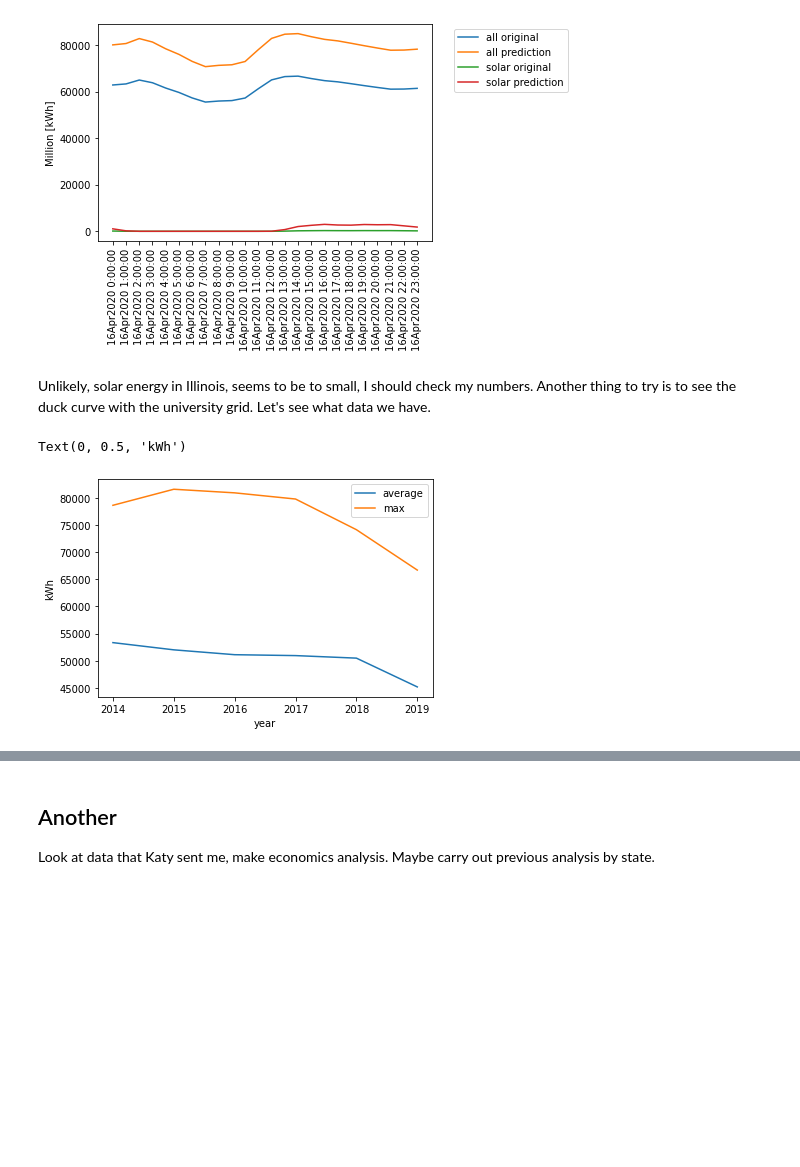
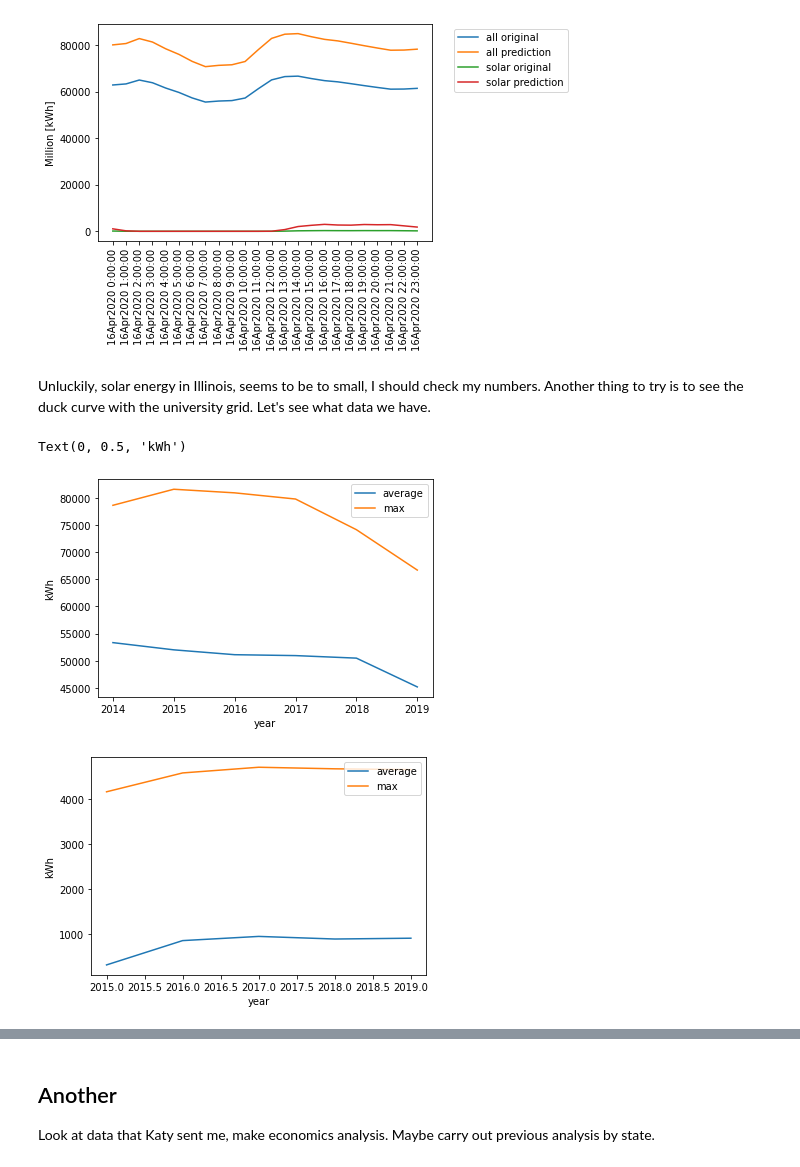
Before and after one commit to robfairh/npre412-project, a Jupyter notebook: fuel-demand.ipynb, the cells around one changed output, grey strips where cells are left out. Saved outputs shown, nothing was run; the diff lists cells and outputs as text; code cells hidden in the pictures; blank space fills up the shorter version.

Commit message:
uiuc analysis

```diff
--- a/fuel-demand.ipynb
+++ b/fuel-demand.ipynb
@@ -484,50 +488,83 @@ Text(0, 0.5, 'Million [kWh]')
 [figure]
 [figure]
 # %% [markdown]
-Unlikely, solar energy in Illinois, seems to be to small, I should check my numbers.
+Unluckily, solar energy in Illinois, seems to be to small, I should check my numbers.
 Another thing to try is to see the duck curve with the university grid. Let's see what data we have.
 # %%
-df = pd.read_csv('2014-2019-uiuc-electricity-demand.csv')
-
-timel = df['time'].tolist()
-total = df['kw'].tolist()
-
 def get_data(start, end, time, data):
     # get average by year
     s = time.index(start)
     e = time.index(end)
     values = data[s:e+1]
+    values = np.array(values)
+    values[values < 0] = 0
     ave = sum(values)/len(values)
     max_val = max(values)
     return ave, max_val
+
+df = pd.read_csv('2014-2019-uiuc-electricity-demand.csv')
+timel = df['time'].tolist()
+total = df['kw'].tolist()
 
 years = np.arange(2014, 2020)
 ave_year = []
 max_year = []
 ave2014, max2014 = get_data('2014-07-01 00:00:00', '2014-12-31 23:00:00', timel, total)
 ave_year.append(ave2014)
 max_year.append(max2014)
 ave2015, max2015 = get_data('2015-01-01 00:00:00', '2015-12-31 23:00:00', timel, total)
 ave_year.append(ave2015)
 max_year.append(max2015)
 ave2016, max2016 = get_data('2016-01-01 00:00:00', '2016-12-31 23:00:00', timel, total)
 ave_year.append(ave2016)
 max_year.append(max2016)
 ave2017, max2017 = get_data('2017-01-01 00:00:00', '2017-12-31 23:00:00', timel, total)
 ave_year.append(ave2017)
 max_year.append(max2017)
 ave2018, max2018 = get_data('2018-01-01 00:00:00', '2018-12-31 23:00:00', timel, total)
 ave_year.append(ave2018)
 max_year.append(max2018)
 ave2019, max2019 = get_data('2019-01-01 00:00:00', '2019-06-30 23:00:00', timel, total)
 ave_year.append(ave2019)
 max_year.append(max2019)
 
+plt.figure(1)
 plt.plot(years, ave_year, label='average')
 plt.plot(years, max_year, label='max')
 plt.legend(loc='upper right')
 plt.xlabel('year')
 plt.ylabel('kWh')
+
+df = pd.read_csv('2015-2019-uiuc-solar.csv')
+timel = df['time'].tolist()
+solarl = df['measured'].tolist()
+
+years = np.arange(2015, 2020)
+ave_year = []
+max_year = []
+ave2015, max2015 = get_data('2015-11-18 00:00:00', '2015-12-31 23:45:00', timel, solarl)
+ave_year.append(ave2015)
+max_year.append(max2015)
+ave2016, max2016 = get_data('2016-01-01 00:00:00', '2016-12-31 23:45:00', timel, solarl)
+ave_year.append(ave2016)
+max_year.append(max2016)
+ave2017, max2017 = get_data('2017-01-01 00:00:00', '2017-10-29 11:30:00', timel, solarl)
+ave_year.append(ave2017)
+max_year.append(max2017)
+ave2018, max2018 = get_data('2018-01-30 10:30:00', '2018-12-31 23:45:00', timel, solarl)
+ave_year.append(ave2018)
+max_year.append(max2018)
+ave2019, max2019 = get_data('2019-01-01 00:00:00', '2019-10-03 23:45:00', timel, solarl)
+ave_year.append(ave2019)
+max_year.append(max2019)
+
+plt.figure(2)
+plt.plot(years, ave_year, label='average')
+plt.plot(years, max_year, label='max')
+plt.legend(loc='upper right')
+plt.xlabel('year')
+plt.ylabel('kWh')
 # %% [output]
 Text(0, 0.5, 'kWh')
 [figure]
+[figure, added]
```
Also changed, not shown: parts of 3 cells of this notebook.
